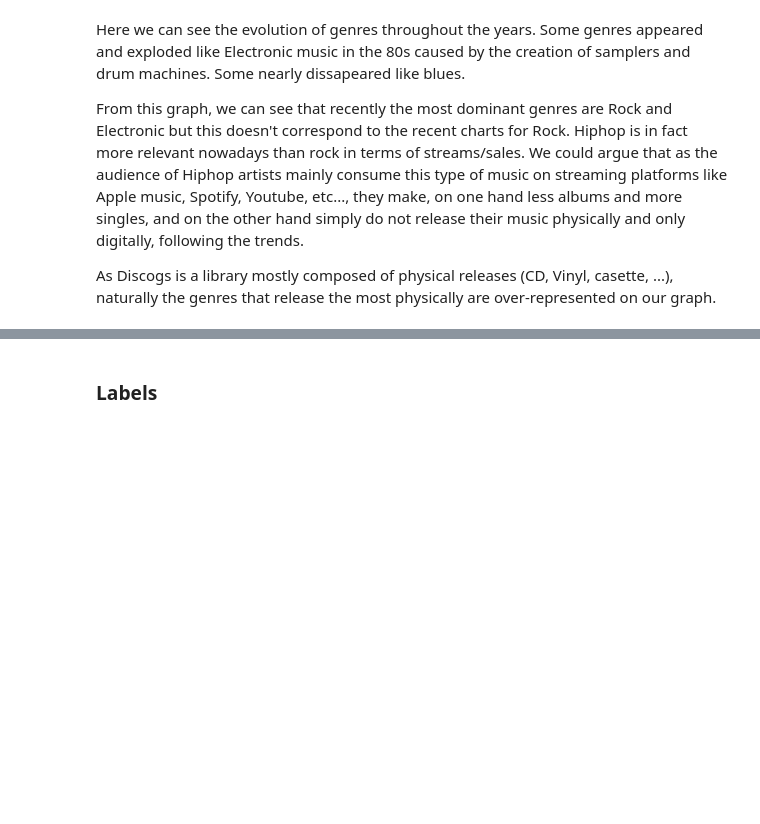
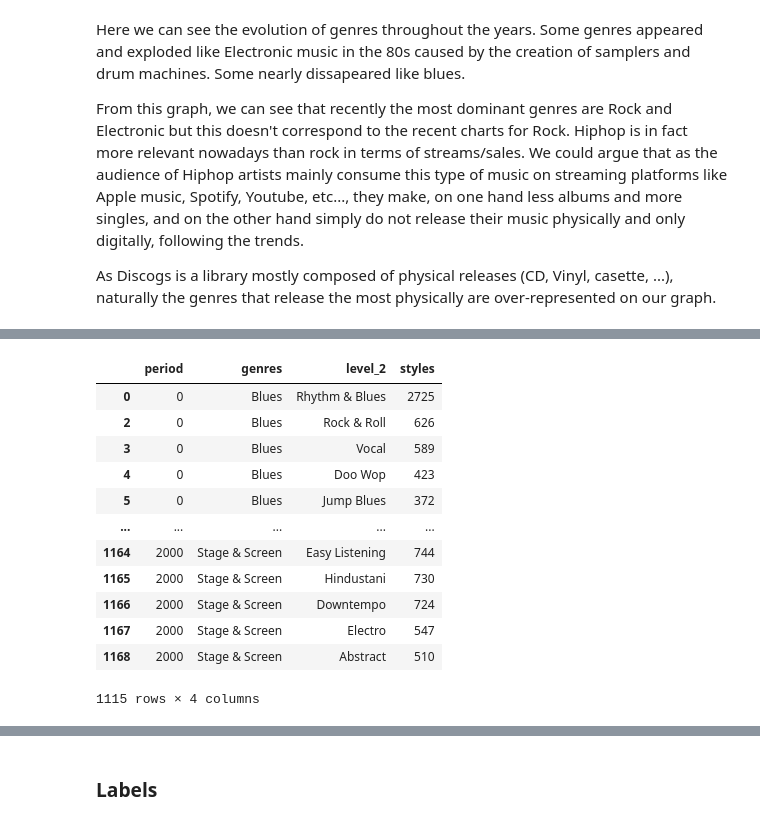
Before and after one commit to JBMembrado/Projects, a Jupyter notebook: Milestone_3.ipynb, the cells around one changed output, grey strips where cells are left out. Drawn from its saved outputs; the diff is of its cells as text; code cells hidden in the pictures; blank space fills up the shorter version.

```diff
--- a/Milestone_3.ipynb
+++ b/Milestone_3.ipynb
@@ -323,0 +223,2 @@ fig.show()
+# %%
+master_rel_per_year = master_full_DF[['year', 'n_releases']].groupby('year').n_releases
@@ -459,5 +423,21 @@ def top_values(x, n = 10):
     return x.value_counts().head(n)
 # %%
-gs_periods = gs_explode.explode('styles').groupby(['genres']).styles
+gs_periods = gs_explode.explode('styles').groupby(['period','genres']).styles
 gs_periods = gs_periods.apply(top_values).reset_index()
-gs_periods = gs_periods.loc[gs_periods.level_1 != '']
+# Not considering unknown or unspecified styles
+gs_periods = gs_periods.loc[gs_periods.level_2 != 'unknown']
+gs_periods
+# %% [output]
+|  | period | genres | level_2 | styles |
+| 0 | 0 | Blues | Rhythm & Blues | 2725 |
+| 2 | 0 | Blues | Rock & Roll | 626 |
+| 3 | 0 | Blues | Vocal | 589 |
+| 4 | 0 | Blues | Doo Wop | 423 |
+| 5 | 0 | Blues | Jump Blues | 372 |
+| ... | ... | ... | ... | ... |
+| 1164 | 2000 | Stage & Screen | Easy Listening | 744 |
+| 1165 | 2000 | Stage & Screen | Hindustani | 730 |
+| 1166 | 2000 | Stage & Screen | Downtempo | 724 |
+| 1167 | 2000 | Stage & Screen | Electro | 547 |
+| 1168 | 2000 | Stage & Screen | Abstract | 510 |
+1115 rows × 4 columns
```
Also changed, not shown: parts of 62 cells of this notebook.
